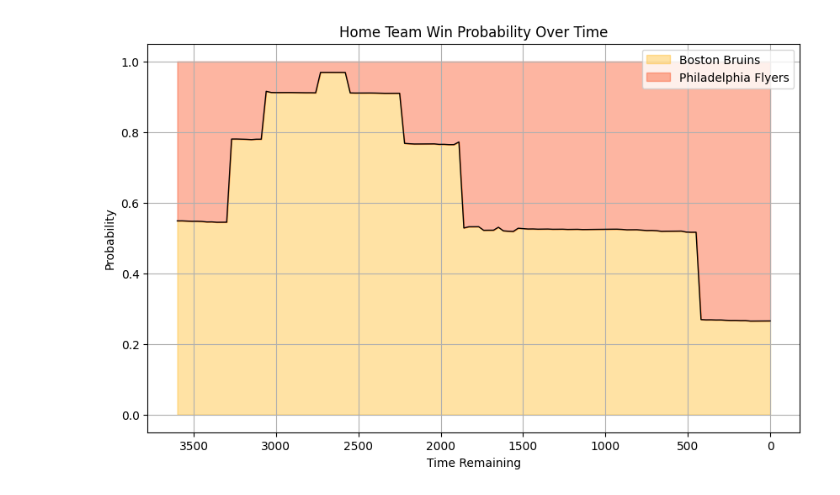
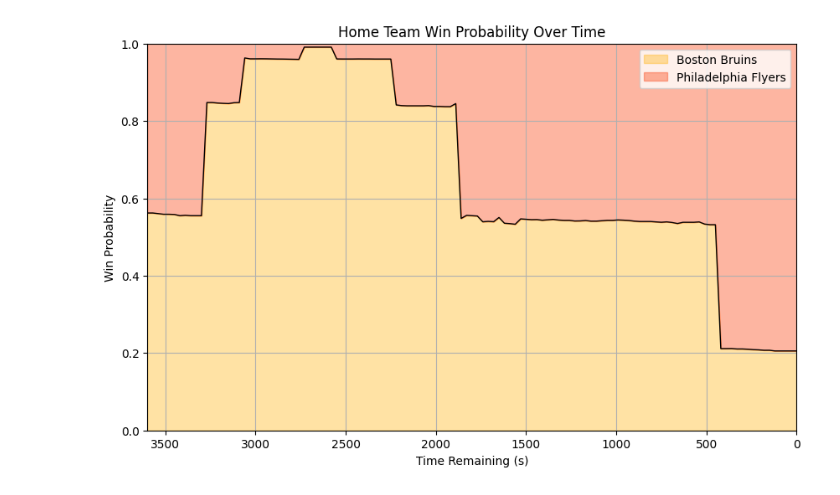
Before and after one commit to abarran02/nhl-meter, a Jupyter notebook: analysis/graphing.ipynb, the cells around one changed output. Saved outputs shown, nothing was run; the diff lists cells and outputs as text; code cells hidden in the pictures.

```diff
--- a/analysis/graphing.ipynb
+++ b/analysis/graphing.ipynb
@@ -13,10 +13,13 @@ def graphGame(time_remaining: pd.Series, probabilities: ndarray, home: tuple[str
     plt.fill_between(time_remaining, probabilities, 0, color=home[1], alpha=0.4, label=home[0])
     plt.fill_between(time_remaining, probabilities, 1, color=away[1], alpha=0.4, label=away[0])
 
+    plt.xlim(0, 3600)
+    plt.ylim(0, 1.0)
+    plt.grid(False)
     plt.gca().invert_xaxis()
     plt.title("Home Team Win Probability Over Time")
-    plt.xlabel("Time Remaining")
-    plt.ylabel("Probability")
+    plt.xlabel("Time Remaining (s)")
+    plt.ylabel("Win Probability")
     plt.legend()
     plt.grid()
     plt.show()
@@ -39,23 +47,15 @@ https://scikit-learn.org/stable/model_persistence.html#security-maintainability-
 # %%
-game = 30227
-season = 2009
-filtered_df = df[(df["game"] == game) & (df["season"] == season)]
-
-X = filtered_df.drop(columns=["winner", "game", "season"])
-
-probabilities = model.predict_proba(X)
-
 # find team colors and full names
 filtered_game = games[(games["Game_Id"] == str(game)) & (games["Season"] == season)]
 for t in teams:
     idx = next(i for i, color in enumerate(t["colors"]["hex"]) if color != '010101')
     color = t["colors"]["hex"][idx]
 
     if t["team_code"] == filtered_game.iloc[0]["Home_Team"]:
         home = (t["name"], f'#{color}')
     elif t["team_code"] == filtered_game.iloc[0]["Away_Team"]:
         away = (t["name"], f'#{color}')
 
-graphGame(filtered_df["time_remaining"], probabilities[:, 1], home, away)
+graphGame(filtered_df["time_remaining"] * 3600, probabilities[:, 1], home, away)
 # %% [output]
-[figure, old version]
+[figure, new version]
```
Also changed, not shown: parts of 2 cells of this notebook, 3 other files.
